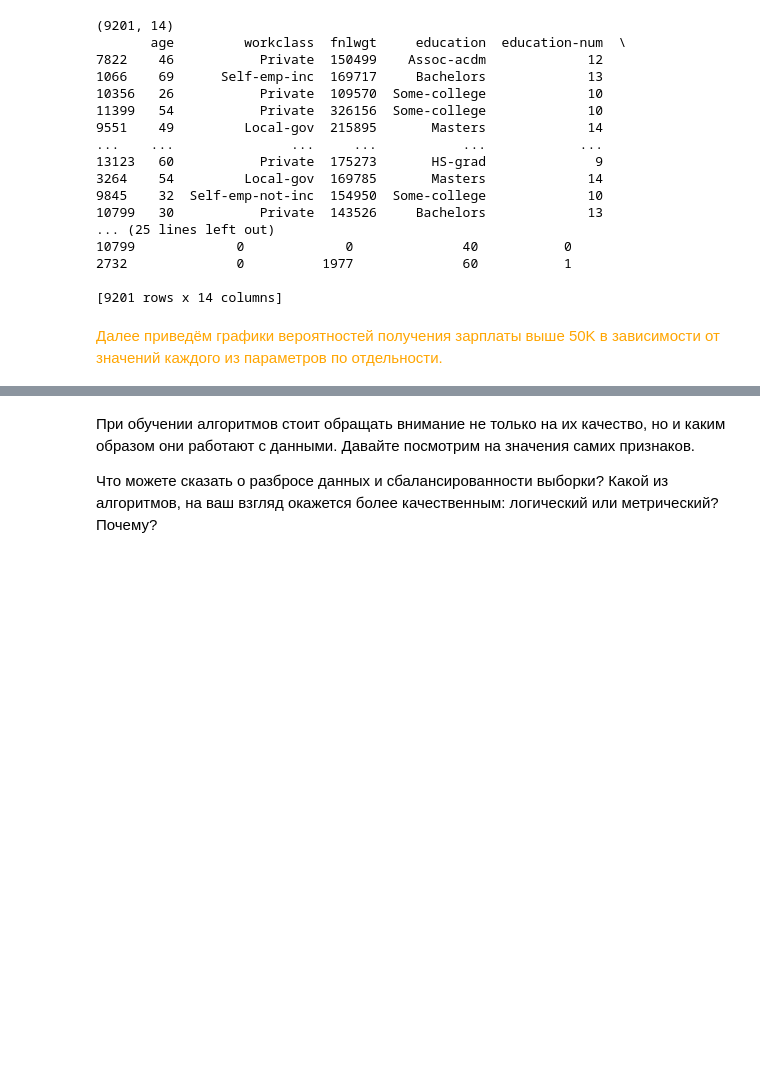
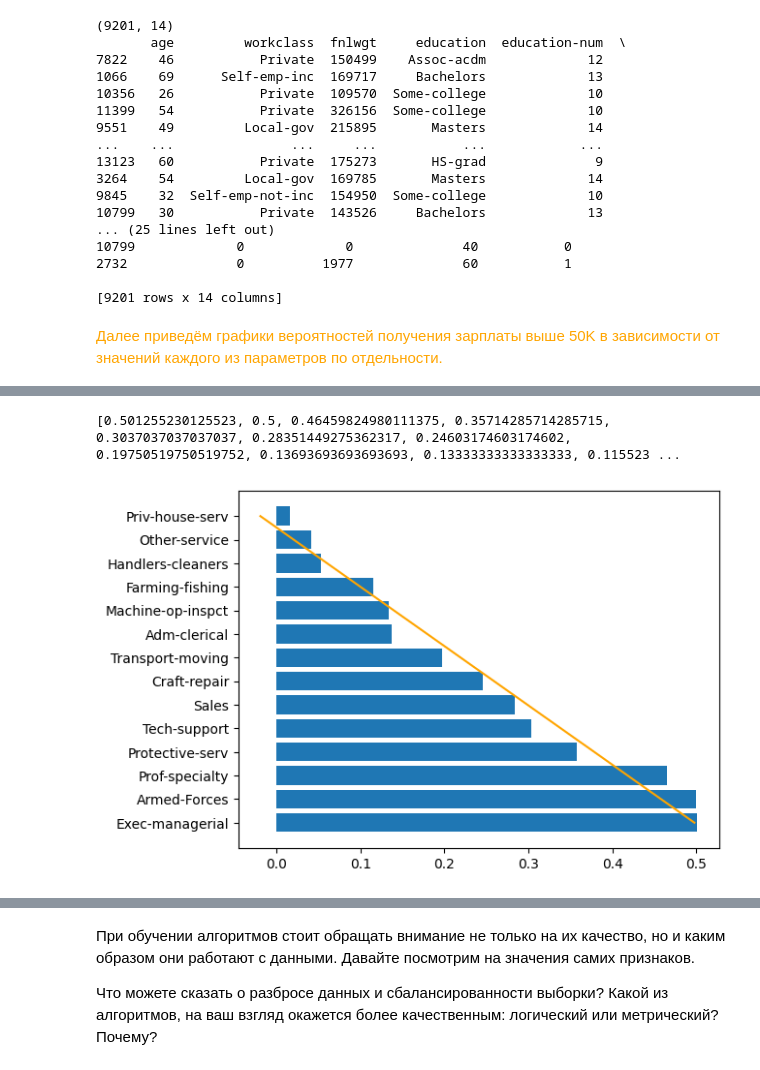
Before and after one commit to Mikhaelyes/GirafeML, a Jupyter notebook: Lab_2_Complex_task/Var_1_v1.ipynb, the cells around one changed output, grey strips where cells are left out. Saved outputs shown, nothing was run; the diff lists cells and outputs as text; code cells hidden in the pictures; blank space fills up the shorter version.

```diff
--- a/Lab_2_Complex_task/Var_1_v1.ipynb
+++ b/Lab_2_Complex_task/Var_1_v1.ipynb
@@ -382,0 +316,5 @@ plt.show()
+# %%
+show_df_data(train, 'occupation', 'l')
+# %% [output]
+[0.501255230125523, 0.5, 0.46459824980111375, 0.35714285714285715, 0.3037037037037037, 0.28351449275362317, 0.24603174603174602, 0.19750519750519752, 0.13693693693693693, 0.13333333333333333, 0.115523 ...
+[figure, added]
```
Also changed, not shown: parts of 74 cells of this notebook.
